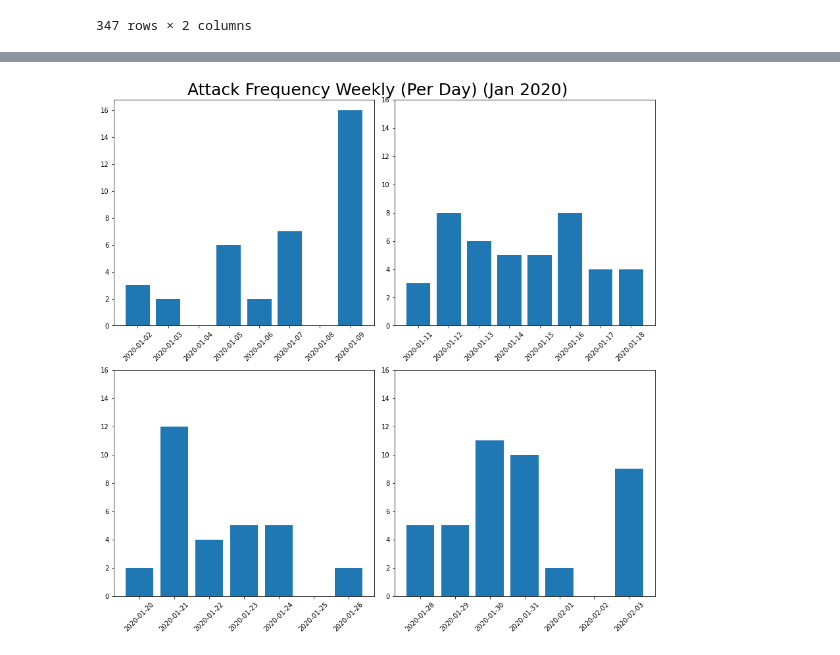
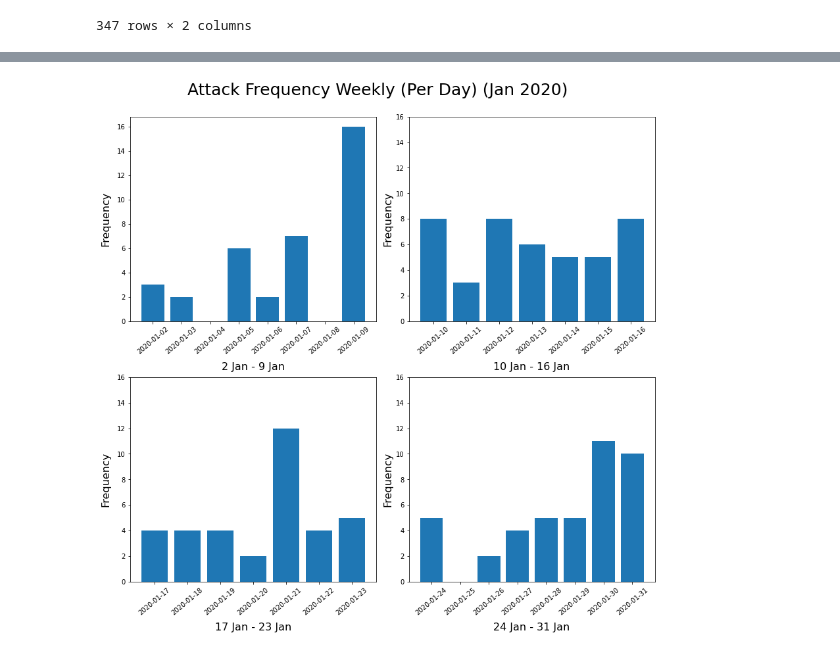
Before and after one commit to ayfoo1/fyp, a Jupyter notebook: Hackmageddon_fyp.ipynb, the cells around one changed output, grey strips where cells are left out. Cells and saved outputs as stored; diff of their text form; code cells hidden in the pictures.

```diff
--- a/Hackmageddon_fyp.ipynb
+++ b/Hackmageddon_fyp.ipynb
@@ -81,36 +101,44 @@ df_plot=plt.plot(df['Date'],df['Occurences'])
 # %%
-# Find out attack occurences weekly for 1month
+# Find out attack occurences weekly for Jan
 df_x1_7days = df['Date'].iloc[:6]
 df_y1_7days = df['Occurences'].iloc[:6]
-df_x2_7days = df['Date'].iloc[7:15]
-df_y2_7days = df['Occurences'].iloc[7:15]
-df_x3_7days = df['Date'].iloc[16:22]
-df_y3_7days = df['Occurences'].iloc[16:22]
-df_x4_7days = df['Date'].iloc[23:29]
-df_y4_7days = df['Occurences'].iloc[23:29]
+df_x2_7days = df['Date'].iloc[6:13]
+df_y2_7days = df['Occurences'].iloc[6:13]
+df_x3_7days = df['Date'].iloc[13:20]
+df_y3_7days = df['Occurences'].iloc[13:20]
+df_x4_7days = df['Date'].iloc[20:27]
+df_y4_7days = df['Occurences'].iloc[20:27]  # <<able to run by loops?
 f=plt.figure(figsize=(12, 12))
-plt.suptitle('Attack Frequency Weekly (Per Day) (Jan 2020)',fontsize=25)
+f.suptitle('Attack Frequency Weekly (Per Day) (Jan 2020)',fontsize=25)
 
 plt.subplot(2,2,1)
 plt.bar( df_x1_7days, df_y1_7days)
-plt.xticks(rotation=45)
+plt.xticks(rotation=40)
+plt.xlabel('2 Jan - 9 Jan',fontsize=16,labelpad=10)
+plt.ylabel('Frequency',fontsize=16,labelpad=10)
 
 plt.subplot(2,2,2)
 plt.bar( df_x2_7days, df_y2_7days)
 plt.ylim(0,16)
-plt.xticks(rotation=45)
+plt.xticks(rotation=40)
+plt.xlabel('10 Jan - 16 Jan',fontsize=16,labelpad=10)
+plt.ylabel('Frequency',fontsize=16)
 
 plt.subplot(2,2,3)
 plt.bar( df_x3_7days, df_y3_7days)
 plt.ylim(0,16)
-plt.xticks(rotation=45)
+plt.xticks(rotation=40)
+plt.xlabel('17 Jan - 23 Jan',fontsize=16,labelpad=10)
+plt.ylabel('Frequency',fontsize=16,labelpad=10)
 
 plt.subplot(2,2,4)
 plt.bar( df_x4_7days, df_y4_7days)
 plt.ylim(0,16)
-plt.xticks(rotation=45)
+plt.xticks(rotation=40)
+plt.xlabel('24 Jan - 31 Jan',fontsize=16,labelpad=10)
+plt.ylabel('Frequency',fontsize=16)
 
 f.tight_layout()
-f.subplots_adjust(top=0.95)
+f.subplots_adjust(top=0.92)
 # %% [output]
-[figure, old version]
+[figure, new version]
```
Also changed, not shown: parts of 4 cells of this notebook.
